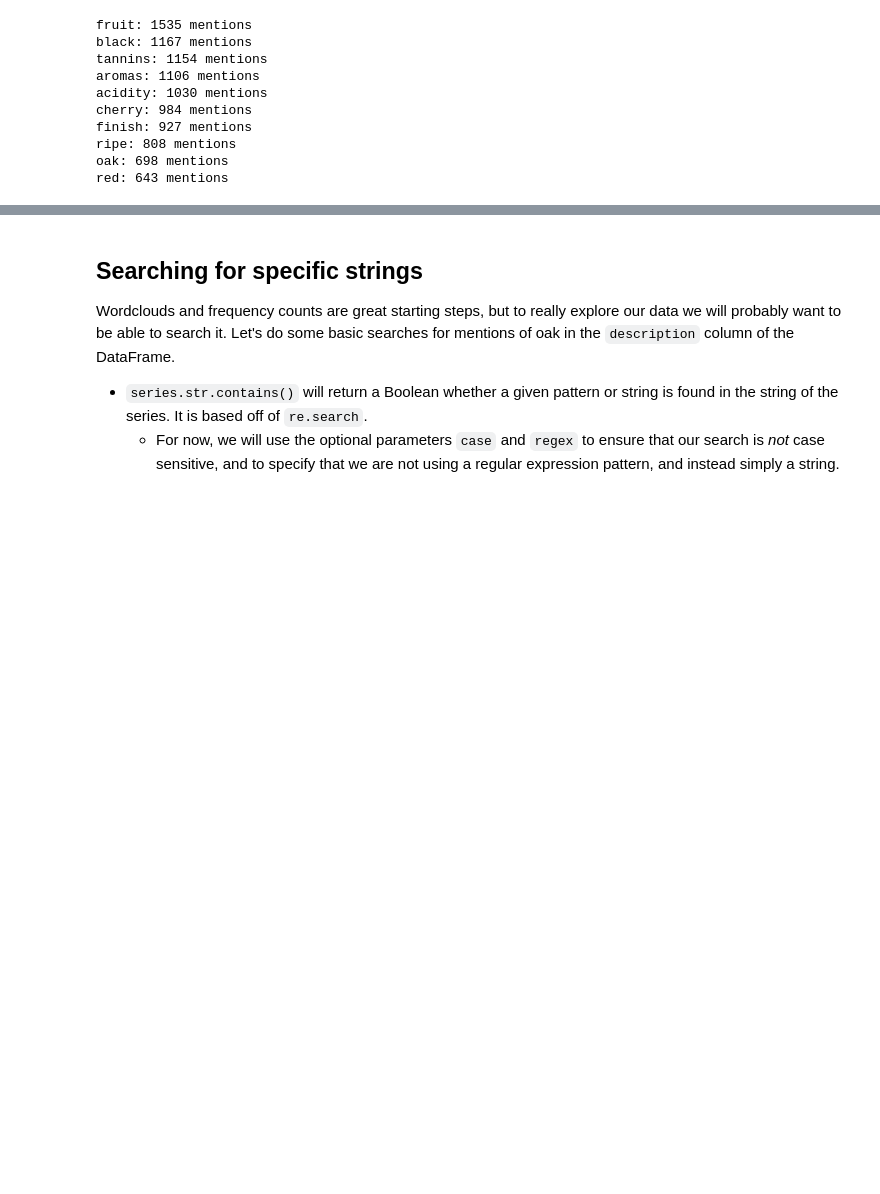
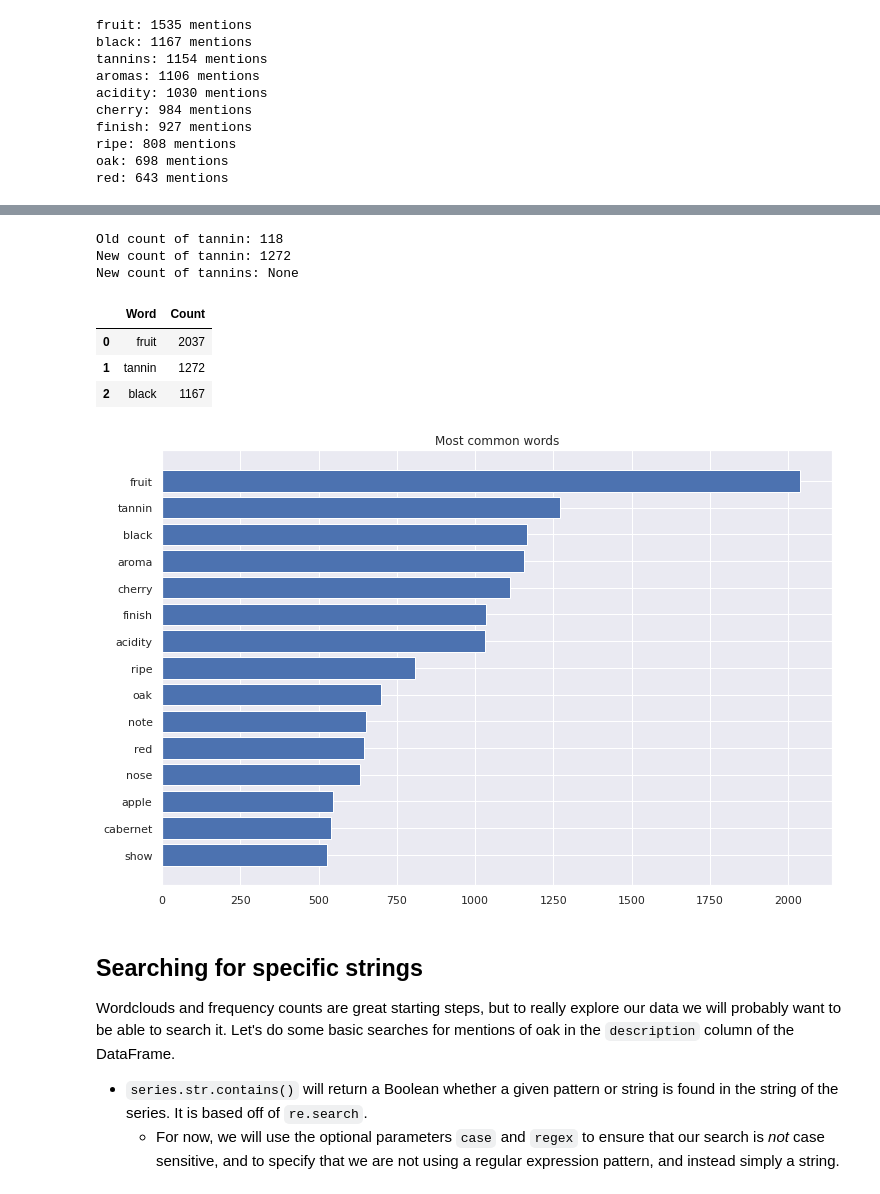
Before and after one commit to datacamp/working-with-text-data-in-python-live-training, a Jupyter notebook: notebooks/python_live_session_solution.ipynb, the cells around one changed output, grey strips where cells are left out. Saved outputs shown, nothing was run; the diff lists cells and outputs as text; code cells hidden in the pictures; blank space fills up the shorter version.

```diff
--- a/notebooks/python_live_session_solution.ipynb
+++ b/notebooks/python_live_session_solution.ipynb
@@ -376,0 +424,8 @@ red: 643 mentions
+# %%
+# Import WordNetLemmatizer
+from nltk.stem import WordNetLemmatizer
+lemmatizer = WordNetLemmatizer()
+
+# View the stemmer in action
+print([lemmatizer.lemmatize(word) for word in test_words])
+print([lemmatizer.lemmatize(word) for word in new_words])
@@ -377,3 +438,44 @@ red: 643 mentions
+# %%
+# Lemmatize our list with our lemmatizer
+lemmatized_words = [lemmatizer.lemmatize(word) for word in final_words]
+
+# Use counter to create a count of each word in our filtered list
+new_word_count = Counter(lemmatized_words)
+
+# Check the success of our lemmatization
+print("Old count of tannin: " + str(word_count.get('tannin')))
+print("New count of tannin: " + str(new_word_count.get('tannin')))
+print("New count of tannins: " + str(new_word_count.get('tannins')))
+# %% [output]
+Old count of tannin: 118
+New count of tannin: 1272
+New count of tannins: None
+# %%
+# Convert our most common words to a DataFrame for easy plotting
+word_freq = pd.DataFrame(new_word_count.most_common(15), index=None, columns=['Word', 'Count'])
+
+# View first three rows
+word_freq.head(3)
+# %% [output]
+|  | Word | Count |
+| 0 | fruit | 2037 |
+| 1 | tannin | 1272 |
+| 2 | black | 1167 |
+# %%
+# Set figure size
+plt.figure(figsize=(12, 8))
+
+# Create a barplot with our values
+plt.barh(word_freq.Word, word_freq.Count)
+
+# Invert the y axis
+plt.gca().invert_yaxis()
+
+# Set the title and show
+plt.title('Most common words')
+plt.show()
+# %% [output]
+[figure, added]
 # %% [markdown]
 ## **Searching for specific strings**
 Wordclouds and frequency counts are great starting steps, but to really explore our data we will probably want to be able to search it. Let's do some basic searches for mentions of oak in the `description` column of the DataFrame.
```
Also changed, not shown: parts of 22 cells of this notebook.
